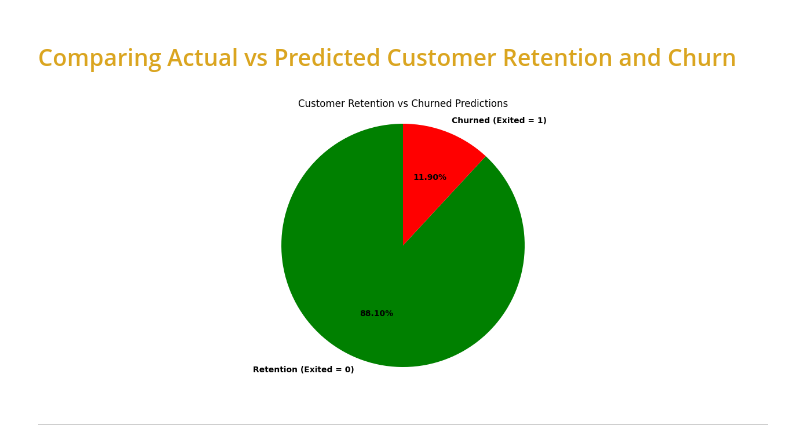
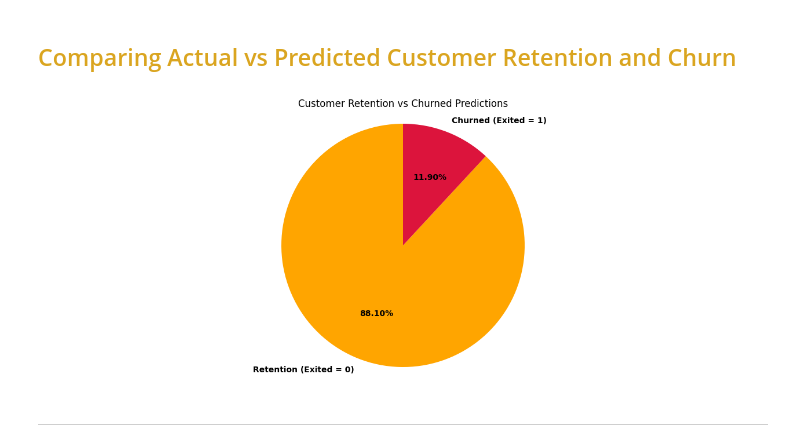
Before and after one commit to rashmiKumari03/Customer_Churn_Prediction, a Jupyter notebook: notebook/Checking_for_new_data.ipynb, the cells around one changed output. Saved outputs shown, nothing was run; the diff lists cells and outputs as text; code cells hidden in the pictures.

```diff
--- a/notebook/Checking_for_new_data.ipynb
+++ b/notebook/Checking_for_new_data.ipynb
@@ -226,26 +226,23 @@ Estimated Customer Retention Rate: 88.10%
 # %%
 # Filter values where Exited == 0 (Non-Churned/Retained) and Exited == 1 (Churned)
 retained = predicted_values[predicted_values['Exited'] == 0]
 churned = predicted_values[predicted_values['Exited'] == 1]
 
 # Get the count of each value for Pie chart
 retention_counts = [len(retained), len(churned)]  # Count of retained and churned customers
 
-# Labels for the Pie chart
 labels = ['Retention (Exited = 0)', 'Churned (Exited = 1)']
 
-# Custom colors: Green for Retention and Red for Churn
-colors = ['lime', 'crimson']
+colors = ['orange', 'crimson']
 
 # Create the Pie chart
 plt.figure(figsize=(16,6))
 plt.pie(retention_counts, labels=labels, autopct='%1.2f%%', startangle=90, colors=colors, textprops={'weight': 'bold'})
 
-# Title and equal aspect ratio to ensure it's circular
 plt.title('Customer Retention vs Churned Predictions')
-plt.axis('equal')  # Equal aspect ratio ensures that pie is drawn as a circle.
+plt.axis('equal')
 plt.show()
 # %% [output]
-[figure, old version]
+[figure, new version]
 # %% [markdown]
 -------
```
